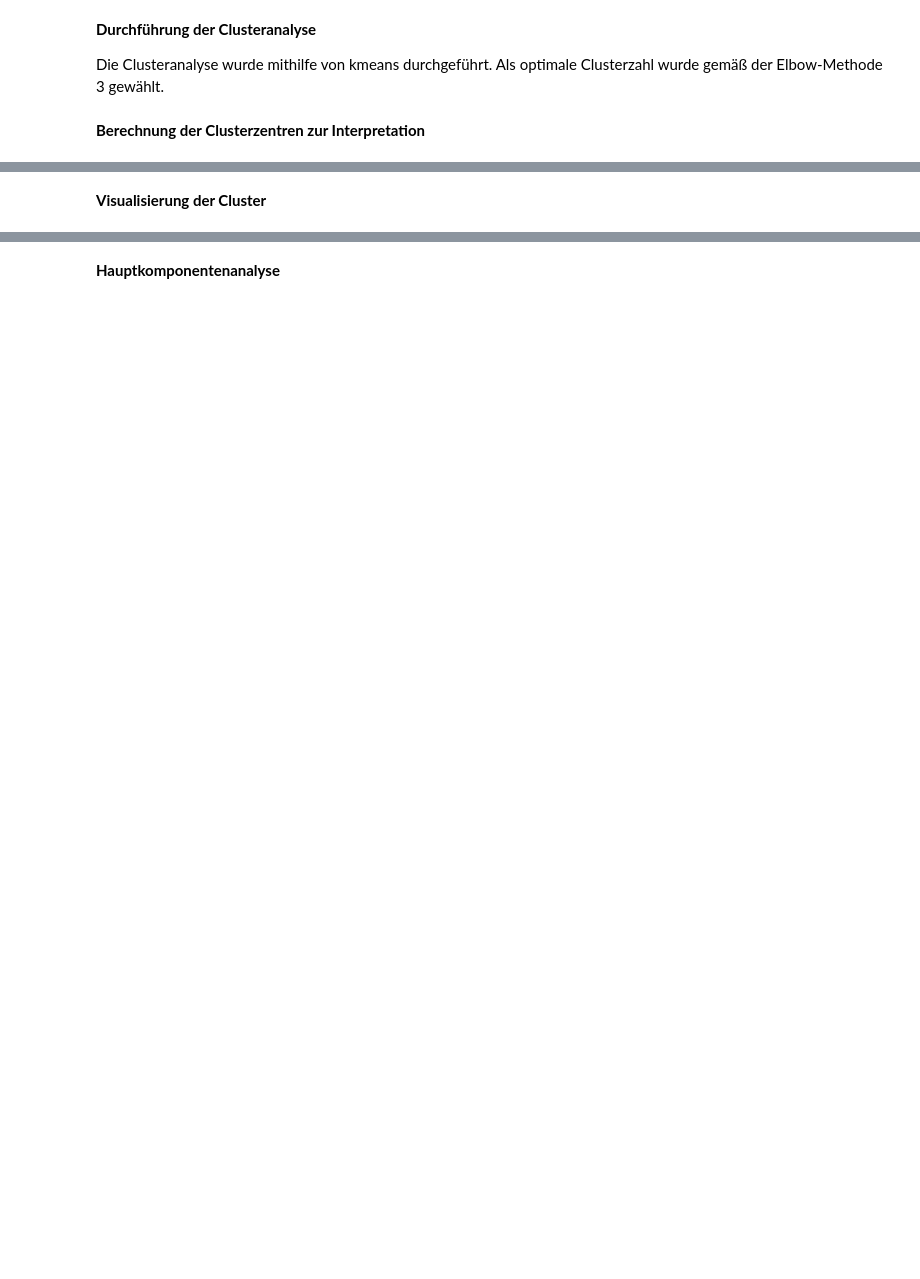
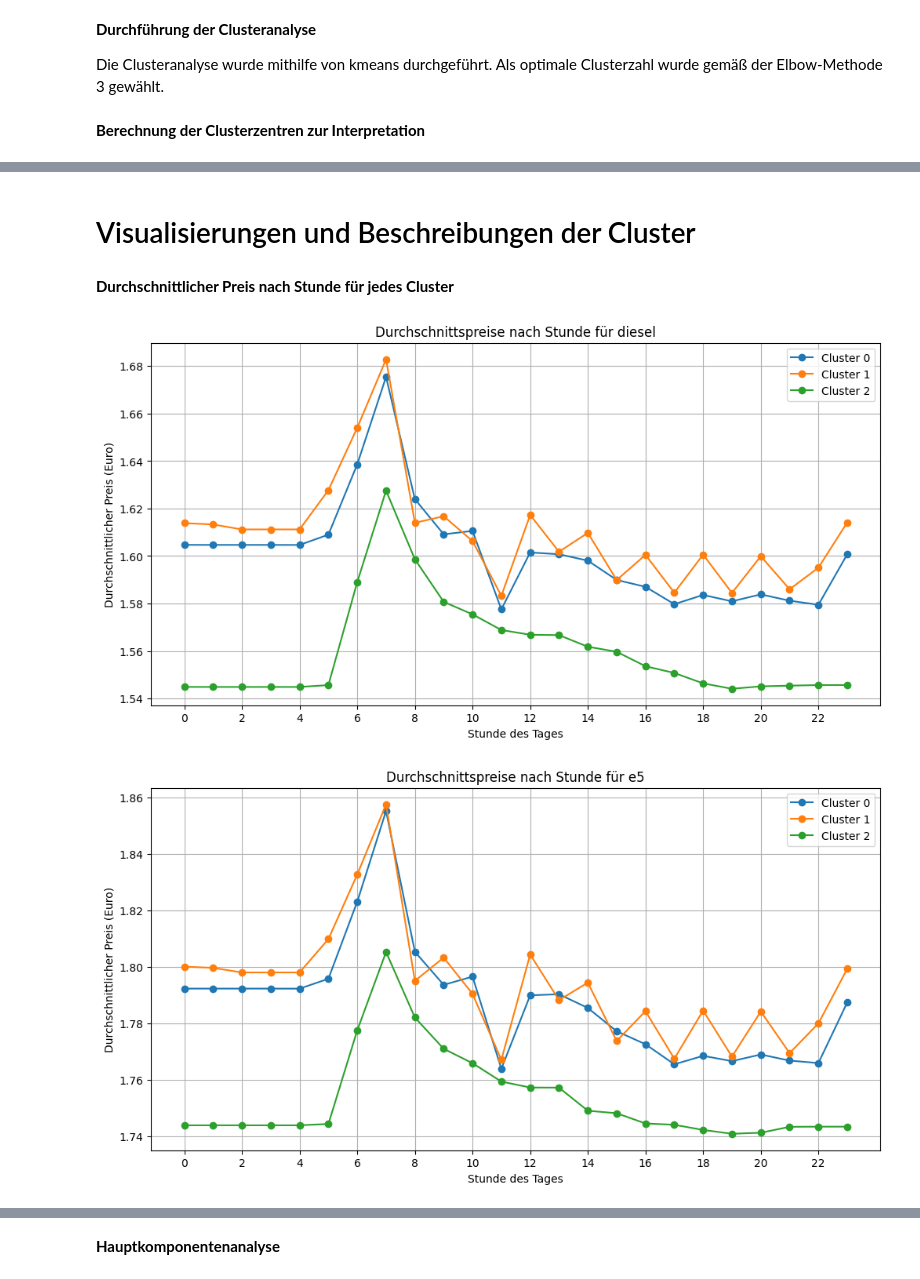
Before and after one commit to Seboldju/JS_JR_NK_Softwareentwicklung-Tankstellen, a Jupyter notebook: Extended_Load_and_preprocess_Data.ipynb, the cells around one changed output, grey strips where cells are left out. Drawn from its saved outputs; the diff is of its cells as text; code cells hidden in the pictures; blank space fills up the shorter version.

```diff
--- a/Extended_Load_and_preprocess_Data.ipynb
+++ b/Extended_Load_and_preprocess_Data.ipynb
@@ -812,0 +821,9 @@ files.download('Clusterzentren.csv')
+# %%
+# Erstellen eines DataFrames mit den Cluster-Zuweisungen
+cluster_assignments = pd.DataFrame({
+    'station_uuid': features_df.index,
+    'cluster': labels
+})
+
+# Überprüfung der Cluster-Zuweisungen
+print(cluster_assignments.head())
@@ -812,0 +839,6 @@ files.download('Clusterzentren.csv')
+# %%
+# Zusammenführen der Cluster-Zuweisungen mit den Originaldaten
+merged_with_clusters = pd.merge(merged_df, cluster_assignments, on='station_uuid', how='left')
+
+# Überprüfung der zusammengeführten Daten
+print(merged_with_clusters)
@@ -813,2 +863,26 @@ files.download('Clusterzentren.csv')
 # %% [markdown]
-**Visualisierung der Cluster**
+# Visualisierungen und Beschreibungen der Cluster
+# %% [markdown]
+**Durchschnittlicher Preis nach Stunde für jedes Cluster**
+# %%
+# Berechnung der durchschnittlichen Preise nach Stunde und Cluster
+avg_price_by_hour_cluster = merged_with_clusters.groupby(['cluster', 'hour'])[price_columns].mean().reset_index()
+
+# Visualisierung der durchschnittlichen Preise nach Stunde für Diesel, E5 und E10 in jedem Cluster
+
+for fuel in price_columns:
+    plt.figure(figsize=(12, 6))
+    for cluster in avg_price_by_hour_cluster['cluster'].unique():
+        cluster_data = avg_price_by_hour_cluster[avg_price_by_hour_cluster['cluster'] == cluster]
+        plt.plot(cluster_data['hour'], cluster_data[fuel], marker='o', label=f'Cluster {cluster}')
+
+    plt.title(f'Durchschnittspreise nach Stunde für {fuel}')
+    plt.xlabel('Stunde des Tages')
+    plt.ylabel('Durchschnittlicher Preis (Euro)')
+    plt.legend()
+    plt.grid(True)
+    plt.xticks(ticks=range(0, 24, 2))  # Zeigt jede zweite Stunde auf der x-Achse
+    plt.show()
+# %% [output]
+[figure, added]
+[figure, added]
```
Also changed, not shown: parts of 58 cells of this notebook.
